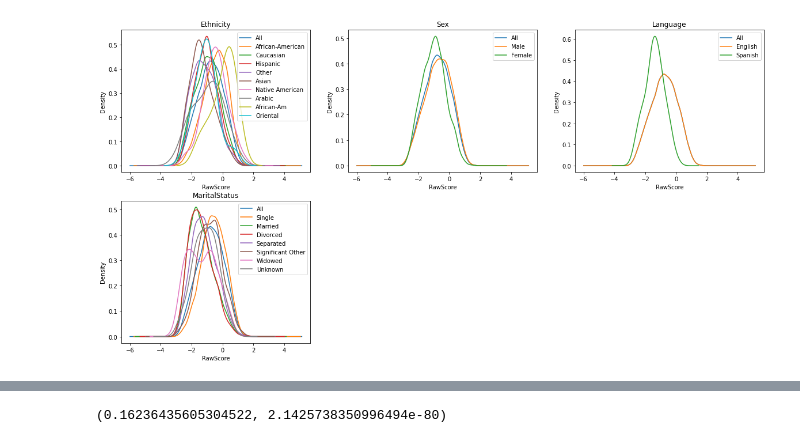
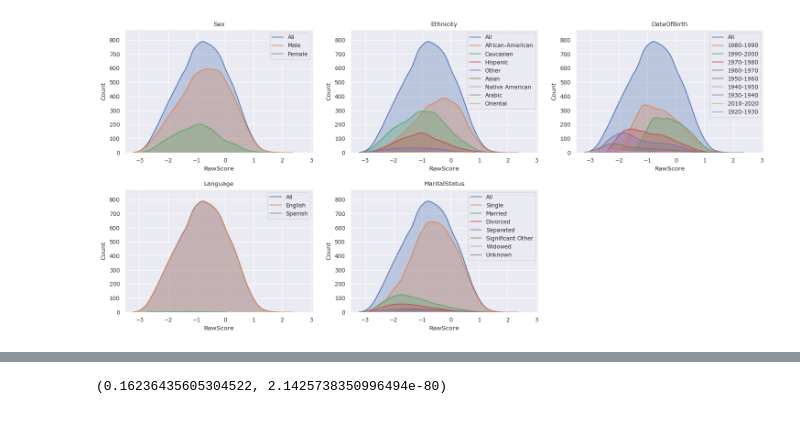
Before and after one commit to synthesized-io/fairlens, a Jupyter notebook: notebooks/compas.ipynb, the cells around one changed output, grey strips where cells are left out. Cells and saved outputs as stored; diff of their text form; code cells hidden in the pictures.

```diff
--- a/notebooks/compas.ipynb
+++ b/notebooks/compas.ipynb
@@ -43,6 +25,5 @@ memory usage: 4.5+ MB
 # %%
-from fairlens.sensitive.detection import detect_names_df
-
-sensitive_attributes = detect_names_df(df, deep_search=True)
-sensitive_attributes
+sensitive_attributes = fl.sensitive.detect_names_df(df, deep_search=True)
+print(sensitive_attributes)
+print(sensitive_attributes.keys())
 # %% [output]
@@ -63,5 +32,7 @@ plt.show()
-# %%
-plt_attr_dist_mult(df, target_attribute, ["Ethnicity", "Sex", "Language", "MaritalStatus"], normalize=True, show_hist=False, show_curve=True)
-plt.show()
-# %% [output]
-[figure, removed]
+# %%
+target_attribute = "RawScore"
+
+fl.plot.use_style()
+fl.plot.mult_distr_plot(df, target_attribute, sensitive_attributes.keys())
+# %% [output]
+[figure, added]
```
Also changed, not shown: parts of 9 cells of this notebook, 2 other files.
